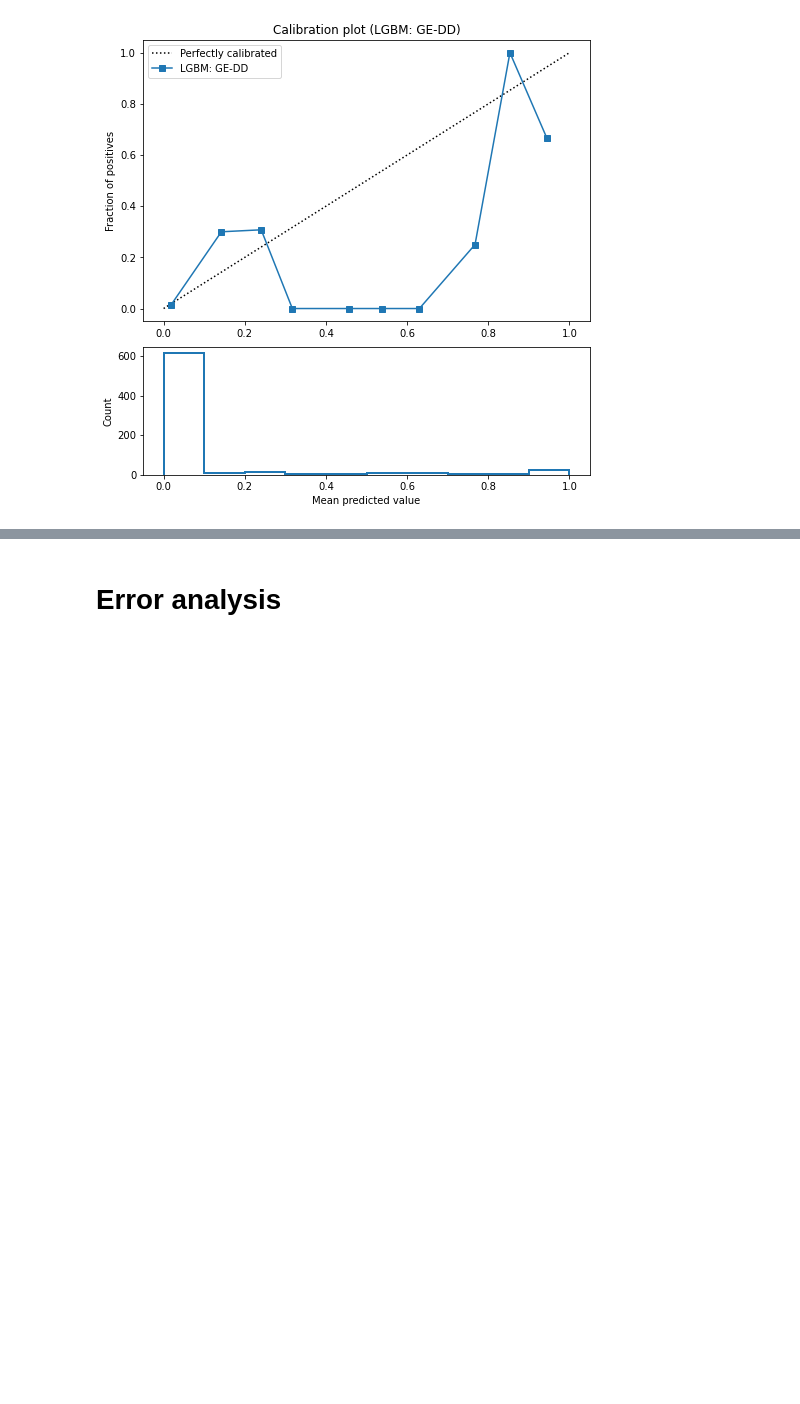
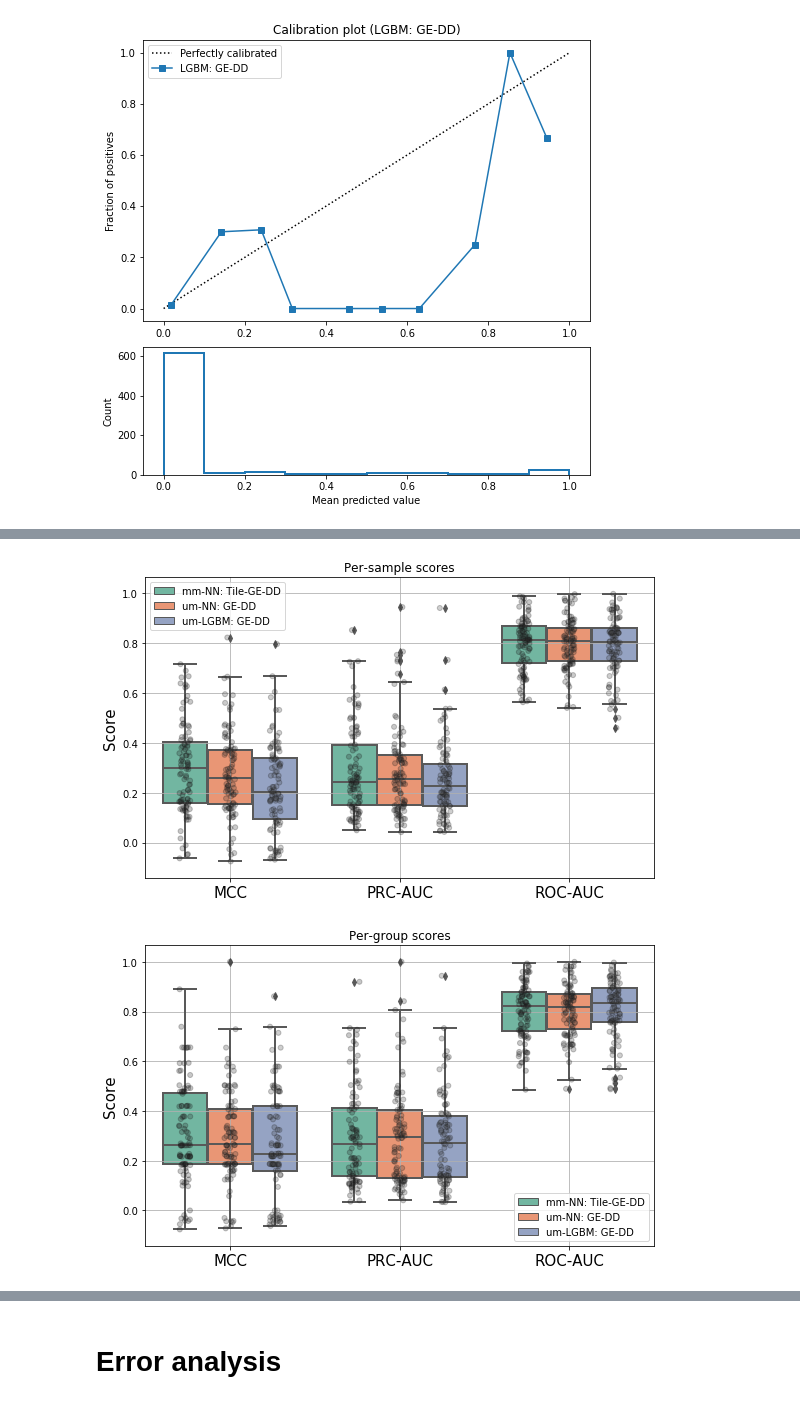
Before and after one commit to adpartin/pdx-histo, a Jupyter notebook: nbs/post-processing.ipynb, the cells around one changed output, grey strips where cells are left out. Cells and saved outputs as stored; diff of their text form; code cells hidden in the pictures; blank space fills up the shorter version.

```diff
--- a/nbs/post-processing.ipynb
+++ b/nbs/post-processing.ipynb
@@ -289,16 +323,0 @@ ax = scores_barplot(df=all_scores, x_name="metric", y_name="Group", hue_name="mo
-# %%
-def t_test(scores, splits=None, met="PRC-AUC", agg_by="smp"):
-    if splits is not None:
-        scores = scores[scores["split"].isin(splits)]
-
-    a = scores[(scores["metric"] == met) & (scores["model"] == "NN: Tile-GE-DD")][agg_by]
-    b = scores[(scores["metric"] == met) & (scores["model"] == "NN: GE-DD")][agg_by]
-    c = scores[(scores["metric"] == met) & (scores["model"] == "LGBM: GE-DD")][agg_by]
-
-    print(stats.shapiro(a))
-    print(stats.shapiro(b))
-    print(stats.shapiro(c))
-
-    print(stats.ttest_rel(a, b, axis=0, alternative="two-sided"))
-    print(stats.ttest_rel(a, c, axis=0, alternative="two-sided"))
-    print(stats.ttest_rel(b, c, axis=0, alternative="two-sided"))
@@ -313,0 +324,62 @@ Ttest_relResult(statistic=2.5045100587026194, pvalue=0.013895351327625427)
+# %%
+from src.post_processing import agg_scores_from_splits, scores_boxplot, scores_barplot, t_test, t_test_all_metrics
+
+# Multimodal
+mm = agg_scores_from_splits(
+    datadir=fdir/"../projects/bin_rsp_drug_pairs_all_samples/runs_tile_ge_dd",
+    fname="test_scores.csv", prfx="split_")
+mm = mm.rename(columns={"pred_for": "metric"})
+
+# Unimodal - gene expression
+um = agg_scores_from_splits(
+    datadir=fdir/"../projects/bin_rsp_drug_pairs_all_samples/runs_ge_dd",
+    fname="test_keras_scores.csv", prfx="split_")
+
+# LGBM
+lgb = agg_scores_from_splits(
+    datadir=fdir/"../data/PDX_Transfer_Learning_Classification/Results_MultiModal_Learning/1.0_True_False_100_31",
+    fname="te_scores.csv", prfx="cv_")
+
+
+# ------------------------------------
+# Agg scores from all models
+# ------------------------------------
+# Create "model" column
+mm["model"] = "mm-NN: Tile-GE-DD"
+um["model"] = "um-NN: GE-DD"
+lgb["model"] = "um-LGBM: GE-DD"
+
+# Concat scores from all models
+cols = ["metric", "smp", "Group", "split", "model"]
+all_scores = pd.concat([mm[cols], um[cols], lgb[cols]], axis=0).reset_index(drop=True)
+
+# Keep common metrics
+s1 = set(mm["metric"].values)
+s2 = set(um["metric"].values)
+s3 = set(lgb["metric"].values)
+common_metrics = list(reduce(set.intersection, [s1, s2, s3]))
+all_scores = all_scores[all_scores["metric"].isin(common_metrics)].reset_index(drop=True)
+
+# Rename metric names
+def rename_items_of_single_col(x, mapper_dict):
+    """ mapper_dict where keys and values are the old and new values, respectively. """
+    for k, v in mapper_dict.items():
+        if k == x:
+            return mapper_dict[k]
+    return x
+
+mapper = {"brier": "Brier", "mcc": "MCC", "pr_auc": "PRC-AUC", "roc_auc": "ROC-AUC"}
+all_scores["metric"] = all_scores["metric"].map(lambda x: rename_items_of_single_col(x, mapper))
+
+# Drop metrics
+met_drop = ["Brier"]
+all_scores = all_scores[~all_scores["metric"].isin(met_drop)]
+
+# Boxplot
+ax = scores_boxplot(df=all_scores, x_name="metric", y_name="smp", hue_name="model", title="Per-sample scores")
+ax = scores_boxplot(df=all_scores, x_name="metric", y_name="Group", hue_name="model", title="Per-group scores")
+
+# Barplot
+ax = scores_barplot(df=all_scores, x_name="metric", y_name="smp", hue_name="model", title=f"Per-sample scores")
+ax = scores_barplot(df=all_scores, x_name="metric", y_name="Group", hue_name="model", title=f"Per-group scores")
+# %% [output]
@@ -313,0 +389,2 @@ Ttest_relResult(statistic=2.5045100587026194, pvalue=0.013895351327625427)
+[figure, added]
+[figure, added]
```
Also changed, not shown: parts of 47 cells of this notebook, 6 other files.
